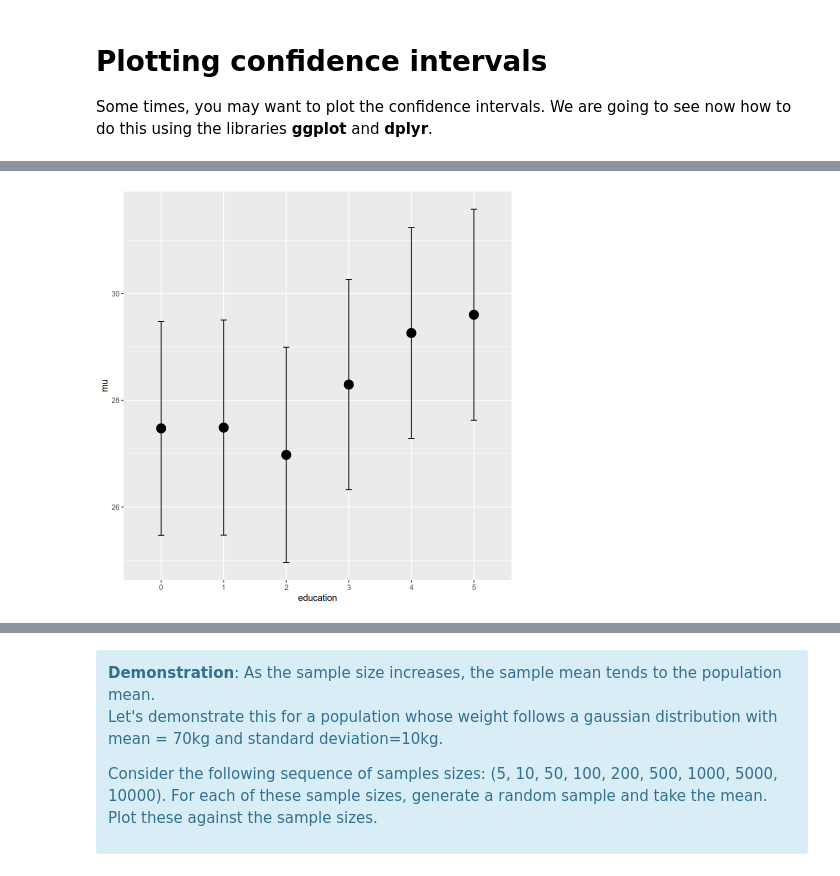
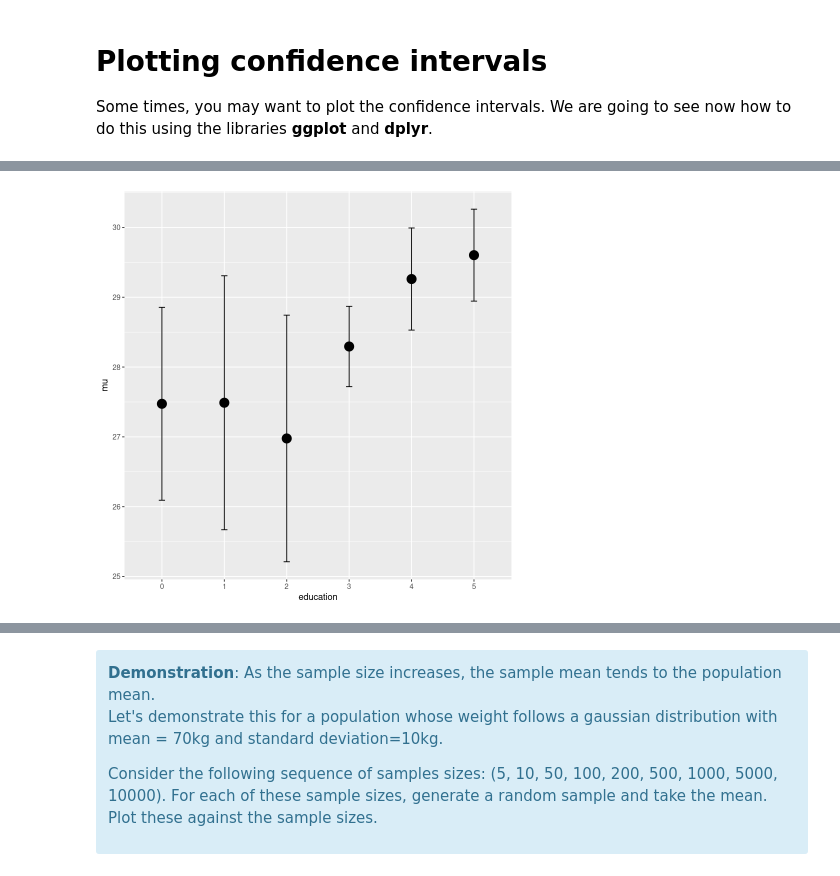
Before and after one commit to jrasero/cm-85-309, a Jupyter notebook: tutorials/week-4/04-Sampling_and_confidence_intervals.ipynb, the cells around one changed output, grey strips where cells are left out. Saved outputs shown, nothing was run; the diff lists cells and outputs as text; code cells hidden in the pictures.

```diff
--- a/tutorials/week-4/04-Sampling_and_confidence_intervals.ipynb
+++ b/tutorials/week-4/04-Sampling_and_confidence_intervals.ipynb
@@ -155,6 +165,6 @@ geom_point(size=5)
-# %%
-ggplot(data = act.summary, aes(x=education, y=mu)) +
-geom_errorbar(aes(ymin=mu-abs(qt(0.025, df = N-1)), ymax=mu+abs(qt(0.025, df = N-1))), width=.1) +
-geom_point(size=5)
-# %% [output]
-[figure, removed]
+# %%
+ggplot(data = act.summary, aes(x=education, y=mu)) +
+geom_errorbar(aes(ymin=mu+tn1.alpha2*se, ymax=mu-tn1.alpha2*se), width=.1) +
+geom_point(size=5)
+# %% [output]
+[figure, added]
```
Also changed, not shown: parts of 5 cells of this notebook.
